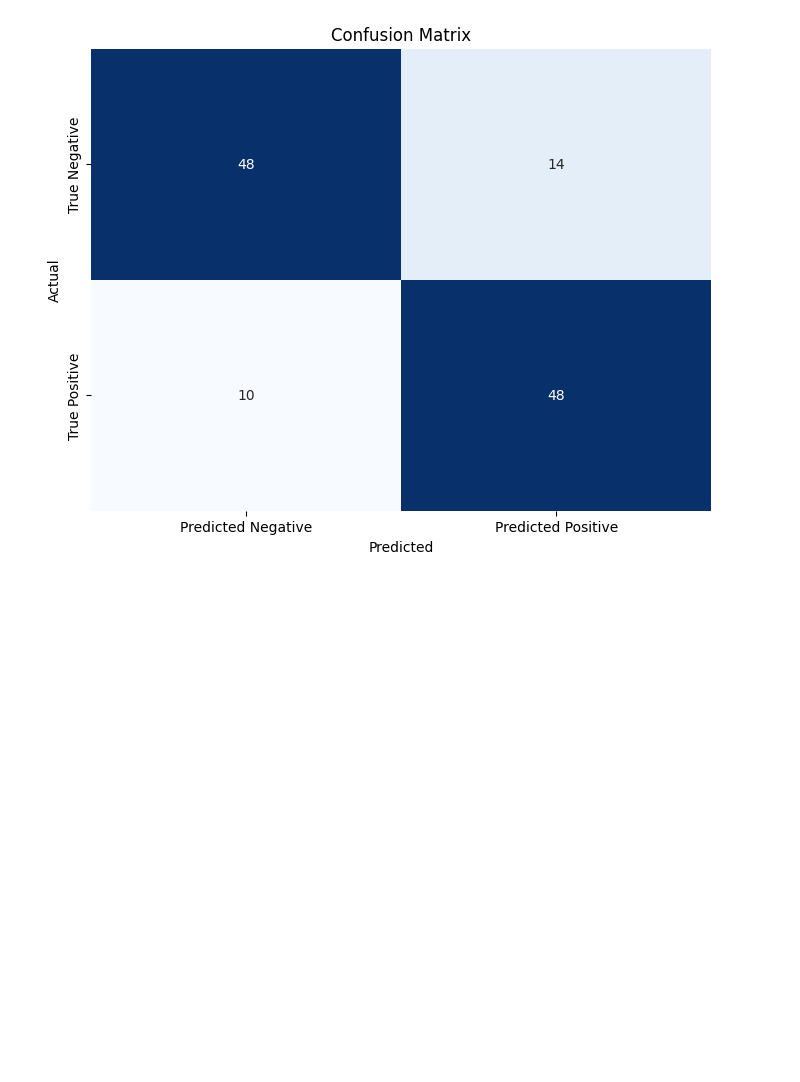
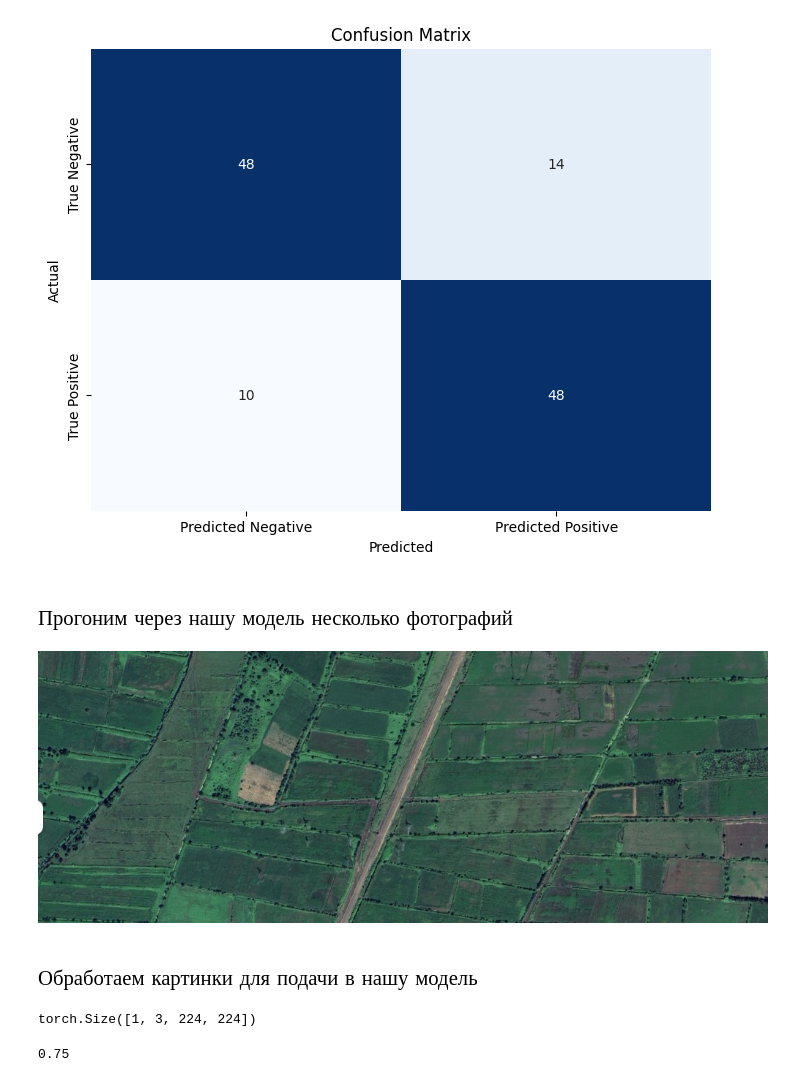
Before and after one commit to Kabanidze03/Detecting_railways, a Jupyter notebook: Railway_detection.ipynb, the cells around one changed output. Cells and saved outputs as stored; diff of their text form; code cells hidden in the pictures; blank space fills up the shorter version.

```diff
--- a/Railway_detection.ipynb
+++ b/Railway_detection.ipynb
@@ -223,3 +200,11 @@ plt.title('Confusion Matrix')
 plt.show()
 # %% [output]
 [figure]
+# %% [markdown]
+### $\text{Прогоним через нашу модель несколько фотографий}$
+# %%
+rw_img_1 = Image.open("/content/drive/MyDrive/test_images/жд1.jpg")
+rw_img_2 = Image.open("/content/drive/MyDrive/test_images/жд2.jpg")
+
+no_rw_img_1 = Image.open("/content/drive/MyDrive/test_images/нежд1.jpg")
+no_rw_img_2 = Image.open("/content/drive/MyDrive/test_images/нежд2.jpg")
@@ -225,0 +213,6 @@ plt.show()
+# %%
+rw_img_1
+# %% [output]
+[figure, added]
+# %% [markdown]
+### $\text{Обработаем картинки для подачи в нашу модель}$
@@ -225,0 +228,4 @@ plt.show()
+# %%
+rw_img_1.unsqueeze(0).shape
+# %% [output]
+torch.Size([1, 3, 224, 224])
@@ -225,0 +239,5 @@ plt.show()
+# %%
+test_accur = accuracy_score(labels, predictions)
+print(test_accur)
+# %% [output]
+0.75
```
Also changed, not shown: parts of 11 cells of this notebook.
